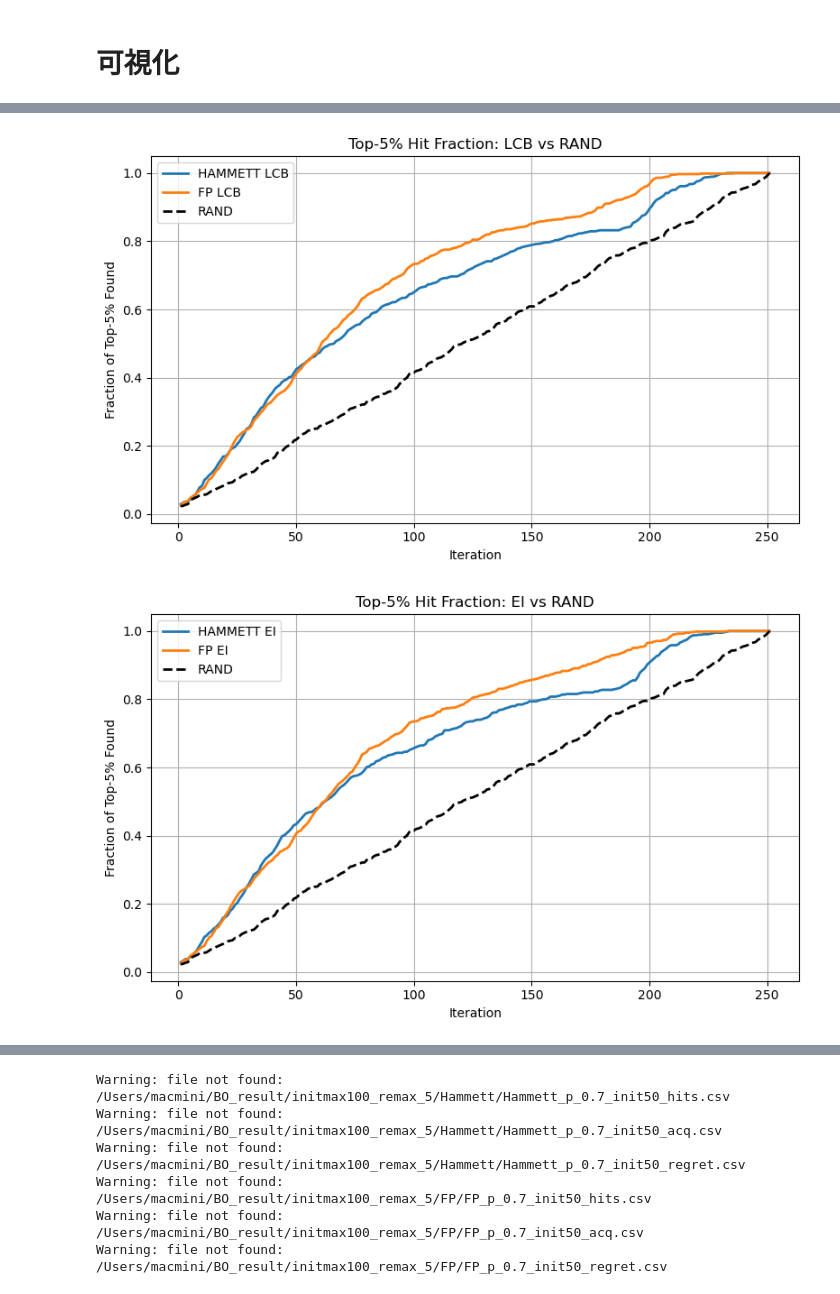
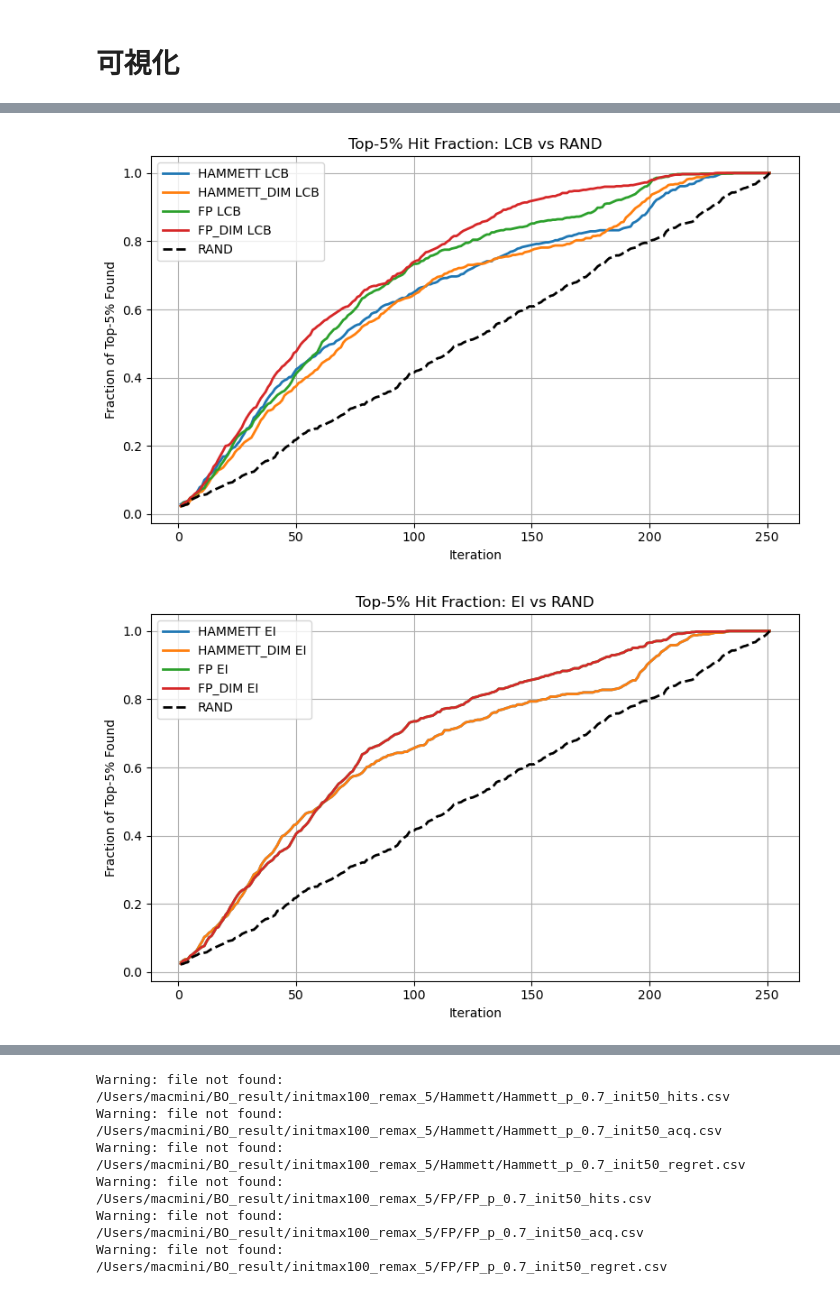
Before and after one commit to kakeru-watanabe06/BO_FP_Hammett_SL, a Jupyter notebook: FP_BO.ipynb/FP_BOのコピー.ipynb, the cells around one changed output, grey strips where cells are left out. Cells and saved outputs as stored; diff of their text form; code cells hidden in the pictures.

```diff
--- a/FP_BO.ipynb/FP_BOのコピー.ipynb
+++ b/FP_BO.ipynb/FP_BOのコピー.ipynb
@@ -905,15 +905,23 @@ def plot_hits_with_single_random(df_hits_dict):
 file_initials = {
     'Hammett': "../BO_result/initmax5_remax_5/Hammett/Hammett_p_0.7_init5",
     # 'SL': '/Users/macmini/BO_result/inimax5_remaxunlimited_t200/SL/SL_p_0.7_init5',
-    'FP': "../BO_result/initmax5_remax_5/FP/FP_BO_resultsFP_p_0.7_init5"
+    "Hammett_dim": "../BO_result/initsize5_LCB_per_dim/Hammett/Hammett_p_0.7_init5",
+    'FP': "../BO_result/initmax5_remax_5/FP/FP_BO_resultsFP_p_0.7_init5",
+    "FP_dim": "../BO_result/initsize5_LCB_per_dim/FP/FP_BO_resultsFP_p_0.7_init5"
     # 他の説明関数も同様に追加
 }
 
+file_initials_LCB_dim = {
+    "Hammett": "../BO_result/initsize5_LCB_per_dim/Hammett/Hammett_p_0.7_init5",
+    "FP": "../BO_result/initsize5_LCB_per_dim/FP/FP_BO_resultsFP_p_0.7_init5"
+}
 # 2) データ読み込み
 results = load_results(file_initials, metrics=('hits', 'acq', 'regret'))
-
+results_LCB_dim = load_results(file_initials_LCB_dim, metrics=('hits', 'acq', 'regret'))
 # 3) 比較プロット
 plot_hits_with_single_random(results['hits'])
+plot_hits_with_single_random(results_LCB_dim['hits'])
+
 
 file_initials_init50 = {
     'Hammett':"/Users/macmini/BO_result/initmax100_remax_5/Hammett/Hammett_p_0.7_init50",
@@ -928,2 +940,2 @@ Warning: file not found: ../BO_result/initmax5_remax_5/FP/FP_BO_resultsFP_p_0.7_
-[figure, old version]
+[figure, new version]
-[figure, old version]
+[figure, new version]
```
Also changed, not shown: parts of 3 cells of this notebook, 1 other file.
